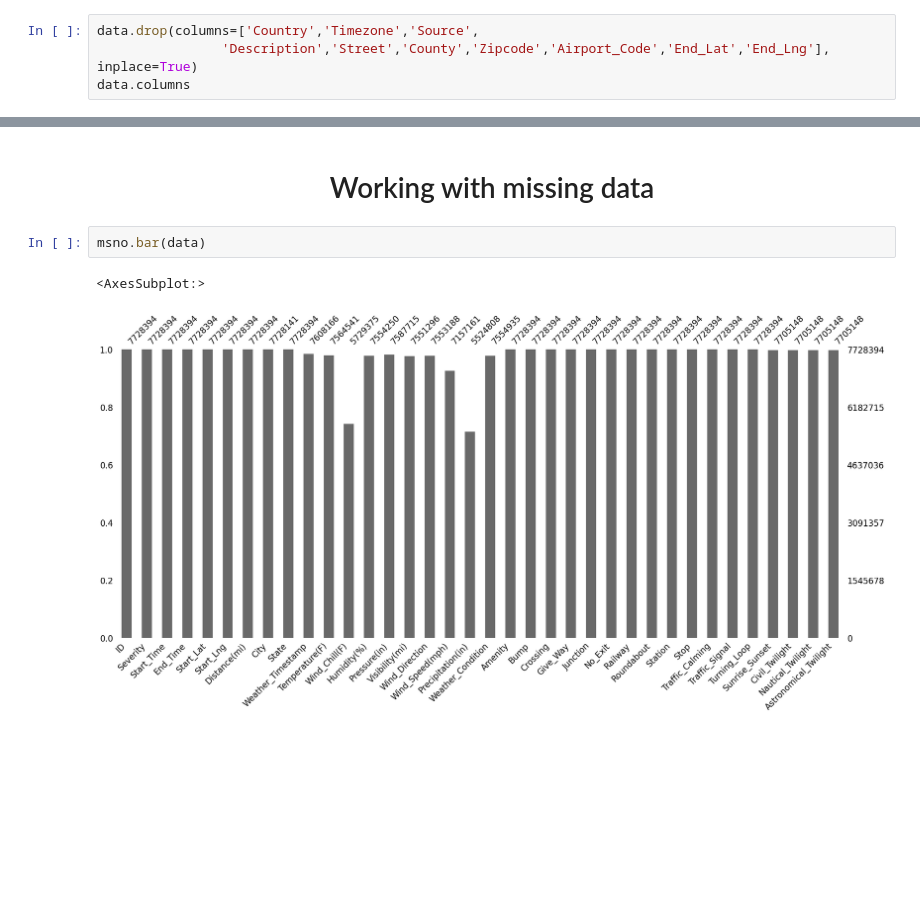
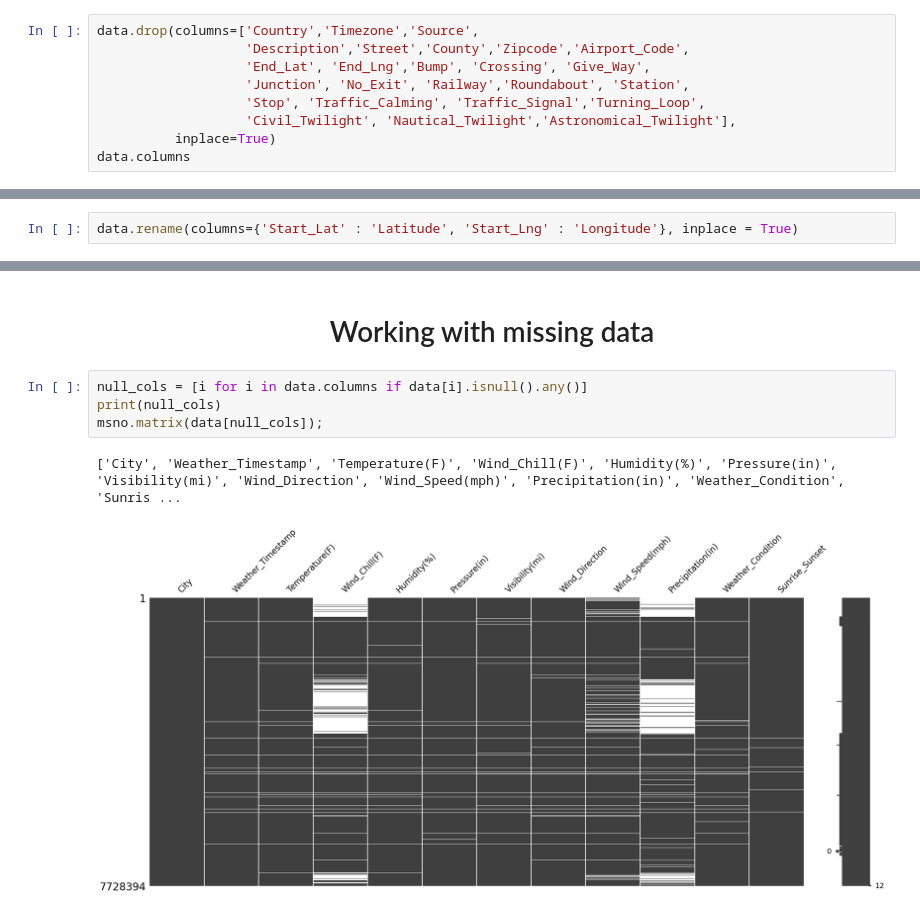
Before and after one commit to hamzaKhouya/USA_accidents, a Jupyter notebook: Data Analysis.ipynb, the cells around one changed output, grey strips where cells are left out. Saved outputs shown, nothing was run; the diff lists cells and outputs as text; blank space fills up the shorter version.

Commit message:
Complete data preprocessing

```diff
--- a/Data Analysis.ipynb
+++ b/Data Analysis.ipynb
@@ -124,7 +144,12 @@ memory usage: 2.0+ GB
 ### Delete unused columns
 # %%
 data.drop(columns=['Country','Timezone','Source',
-                'Description','Street','County','Zipcode','Airport_Code','End_Lat','End_Lng'], inplace=True)
+                   'Description','Street','County','Zipcode','Airport_Code',
+                   'End_Lat', 'End_Lng','Bump', 'Crossing', 'Give_Way',
+                   'Junction', 'No_Exit', 'Railway','Roundabout', 'Station',
+                   'Stop', 'Traffic_Calming', 'Traffic_Signal','Turning_Loop',
+                   'Civil_Twilight', 'Nautical_Twilight','Astronomical_Twilight'],
+          inplace=True)
 data.columns
 # %% [output]
 Index(['ID', 'Severity', 'Start_Time', 'End_Time', 'Start_Lat', 'Start_Lng',
@@ -139,3 +163,5 @@ Index(['ID', 'Severity', 'Start_Time', 'End_Time', 'Start_Lat', 'Start_Lng',
+# %%
+data.rename(columns={'Start_Lat' : 'Latitude', 'Start_Lng' : 'Longitude'}, inplace = True)
 # %% [markdown]
 ## Convert Objects dates to Timestamp
 # %%
@@ -167,8 +193,10 @@ memory usage: 1.4+ GB
 # %% [markdown]
 <h1 align='center'> Working with missing data </h1>
 # %%
-msno.bar(data)
+null_cols = [i for i in data.columns if data[i].isnull().any()]
+print(null_cols)
+msno.matrix(data[null_cols]);
 # %% [output]
-<AxesSubplot:>
+['City', 'Weather_Timestamp', 'Temperature(F)', 'Wind_Chill(F)', 'Humidity(%)', 'Pressure(in)', 'Visibility(mi)', 'Wind_Direction', 'Wind_Speed(mph)', 'Precipitation(in)', 'Weather_Condition', 'Sunris ...
-[figure, old version]
+[figure, new version]
 # %%
```
Also changed, not shown: parts of 19 cells of this notebook, 1 other file.
